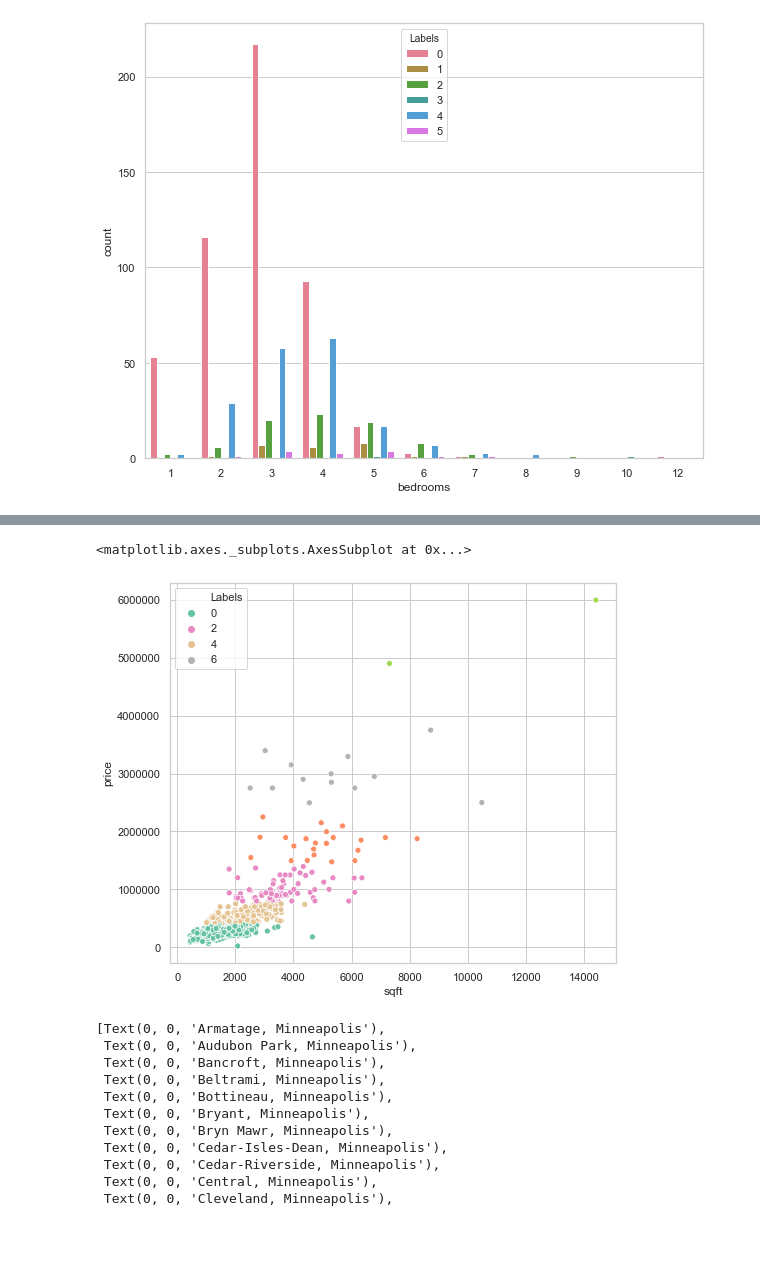
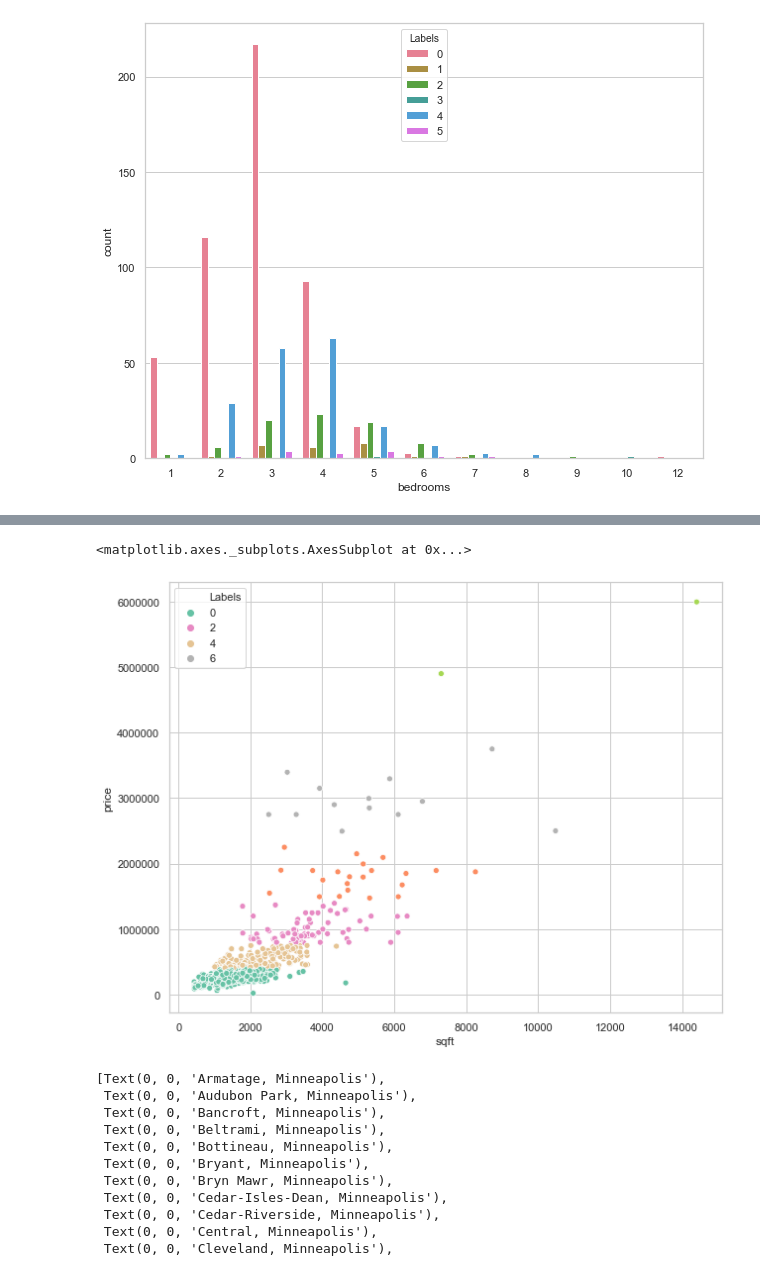
Before and after one commit to tenzin-kunsang648/Final-Coursera-Capstone-Project, a Jupyter notebook: HouseHunt_Location.ipynb, the cells around one changed output, grey strips where cells are left out. Drawn from its saved outputs; the diff is of its cells as text; code cells hidden in the pictures; blank space fills up the shorter version.

```diff
--- a/HouseHunt_Location.ipynb
+++ b/HouseHunt_Location.ipynb
@@ -1157,10 +1225,10 @@ sns.countplot(x="bedrooms", hue="Labels", data=home_grouped, ax = ax)
 # %%
-fig_dims = (8, 7)
+fig_dims = (10, 8)
 fig, ax = plt.subplots(figsize=fig_dims)
 sns.scatterplot(x = "sqft", y = "price", ax = ax, data = home_grouped, hue = "Labels", palette= "Set2")
 # %% [output]
 <matplotlib.axes._subplots.AxesSubplot at 0x...>
-[figure, old version]
+[figure, new version]
 # %%
 fig_dims = (40, 12)
 fig, ax = plt.subplots(figsize=fig_dims)
```
Also changed, not shown: parts of 12 cells of this notebook.
